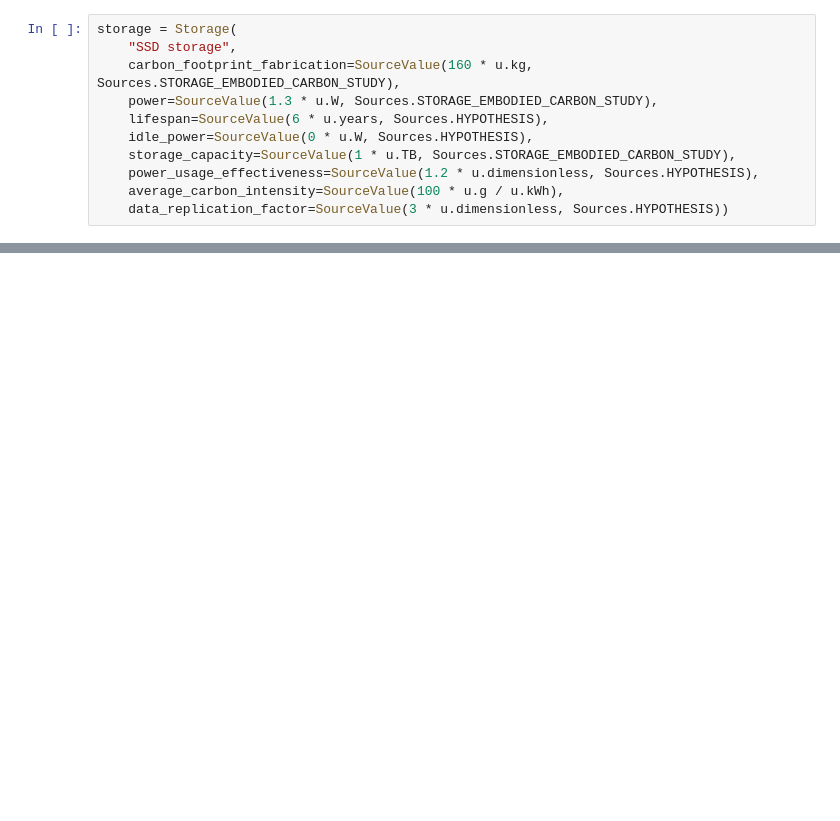
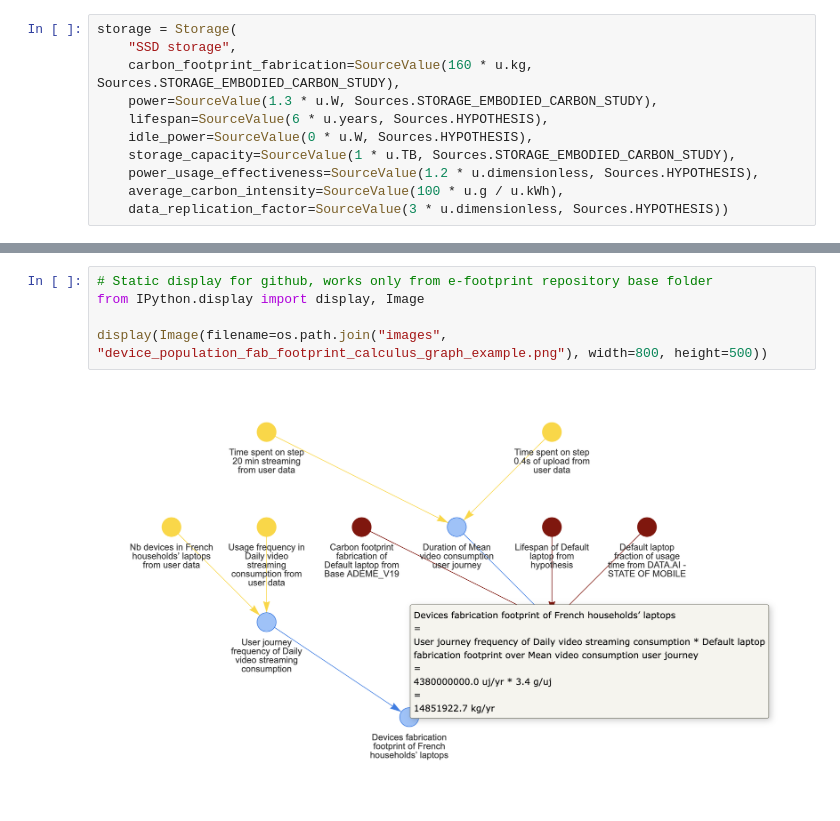
Before and after one commit to publicissapient-france/e-footprint, a Jupyter notebook: quickstart.ipynb, the cells around one changed output, grey strips where cells are left out. Cells and saved outputs as stored; diff of their text form; blank space fills up the shorter version.

```diff
--- a/quickstart.ipynb
+++ b/quickstart.ipynb
@@ -168 +173,8 @@ object_relationships_graph.html
 [interactive output not drawn]
+# %%
+# Static display for github, works only from e-footprint repository base folder
+from IPython.display import display, Image
+
+display(Image(filename=os.path.join("images", "device_population_fab_footprint_calculus_graph_example.png"), width=800, height=500))
+# %% [output]
+[figure, added]
```
Also changed, not shown: parts of 28 cells of this notebook, 10 other files.
